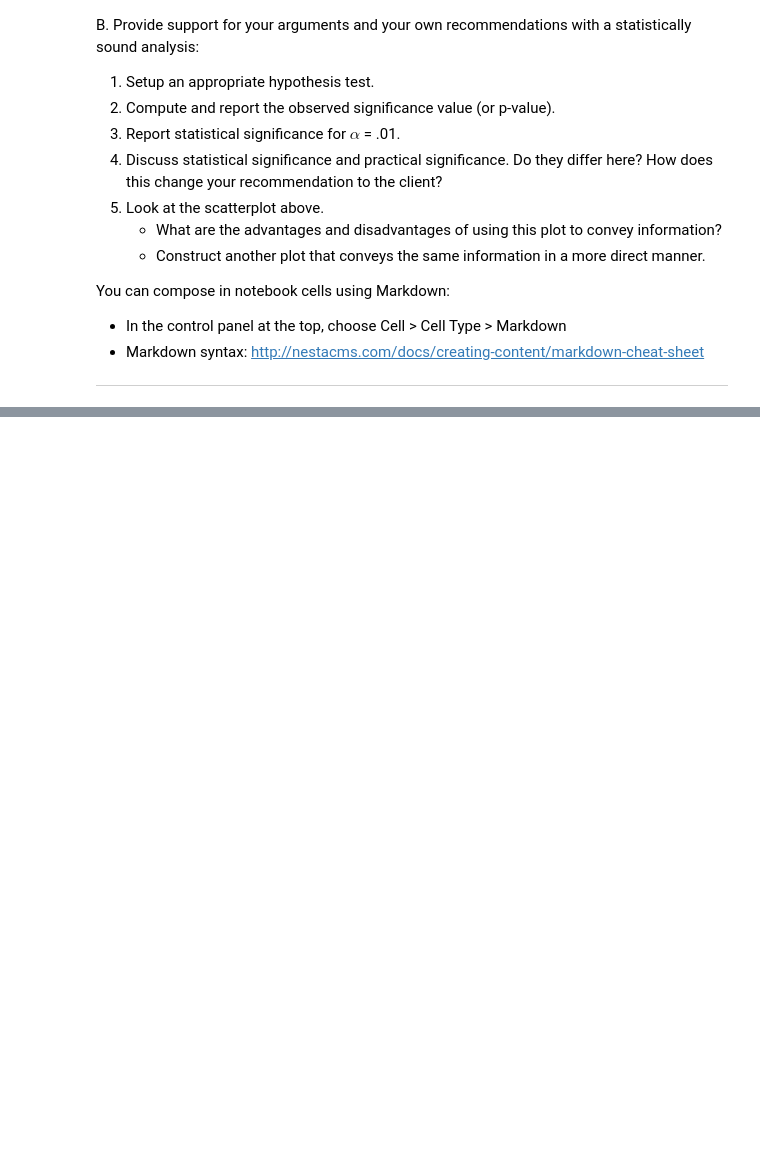
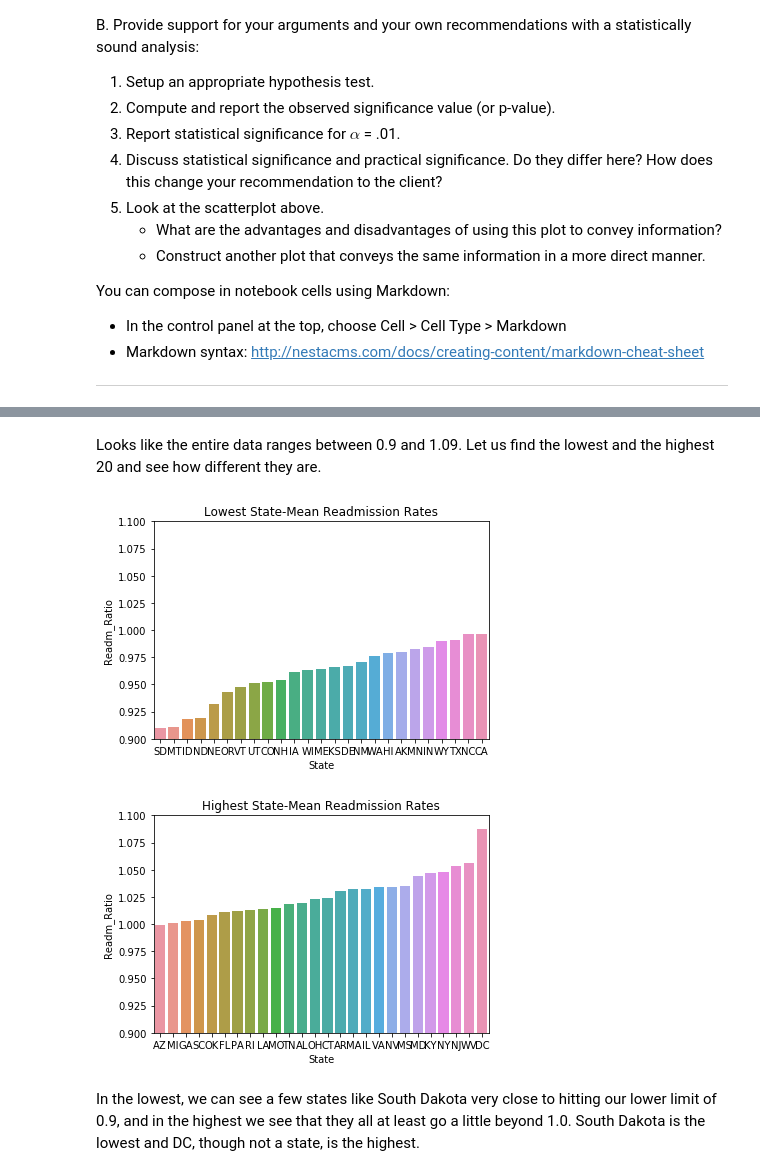
Before and after one commit to harsha-nilakantan/Springboard, a Jupyter notebook: 6.2 Exploratory Data Analysis/3. Project - Reduce Hospital Readmissions Using EDA/sliderule_dsi_inferential_statistics_exercise_3.ipynb, the cells around one changed output, grey strips where cells are left out. Cells and saved outputs as stored; diff of their text form; code cells hidden in the pictures; blank space fills up the shorter version.

```diff
--- a/6.2 Exploratory Data Analysis/3. Project - Reduce Hospital Readmissions Using EDA/sliderule_dsi_inferential_statistics_exercise_3.ipynb
+++ b/6.2 Exploratory Data Analysis/3. Project - Reduce Hospital Readmissions Using EDA/sliderule_dsi_inferential_statistics_exercise_3.ipynb
@@ -106,0 +276,21 @@ You can compose in notebook cells using Markdown:
+# %% [markdown]
+Looks like the entire data ranges between 0.9 and 1.09. Let us find the lowest and the highest 20 and see how different they are.
+# %%
+sortedData = data_grouped.sort_values(by='Readm_Ratio')
+lowest = sortedData.head(25)
+highest = sortedData.tail(26)
+
+sns.barplot(x='State', y='Readm_Ratio', data=lowest)
+plt.title("Lowest State-Mean Readmission Rates")
+plt.ylim(0.9, 1.1)
+plt.show()
+
+sns.barplot(x='State', y='Readm_Ratio', data=highest)
+plt.title("Highest State-Mean Readmission Rates")
+plt.ylim(0.9, 1.1)
+plt.show()
+# %% [output]
+[figure, added]
+[figure, added]
+# %% [markdown]
+In the lowest, we can see a few states like South Dakota very close to hitting our lower limit of 0.9, and in the highest we see that they all at least go a little beyond 1.0. South Dakota is the lowest and DC, though not a state, is the highest.
```
Also changed, not shown: parts of 32 cells of this notebook.
